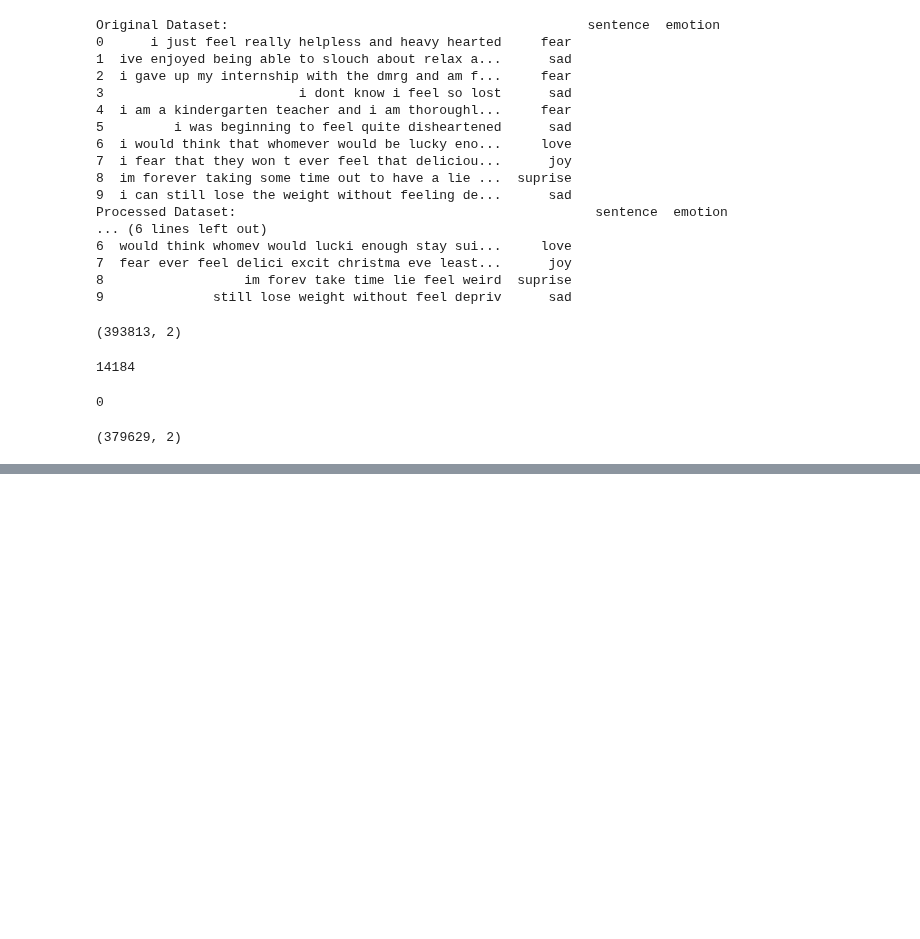
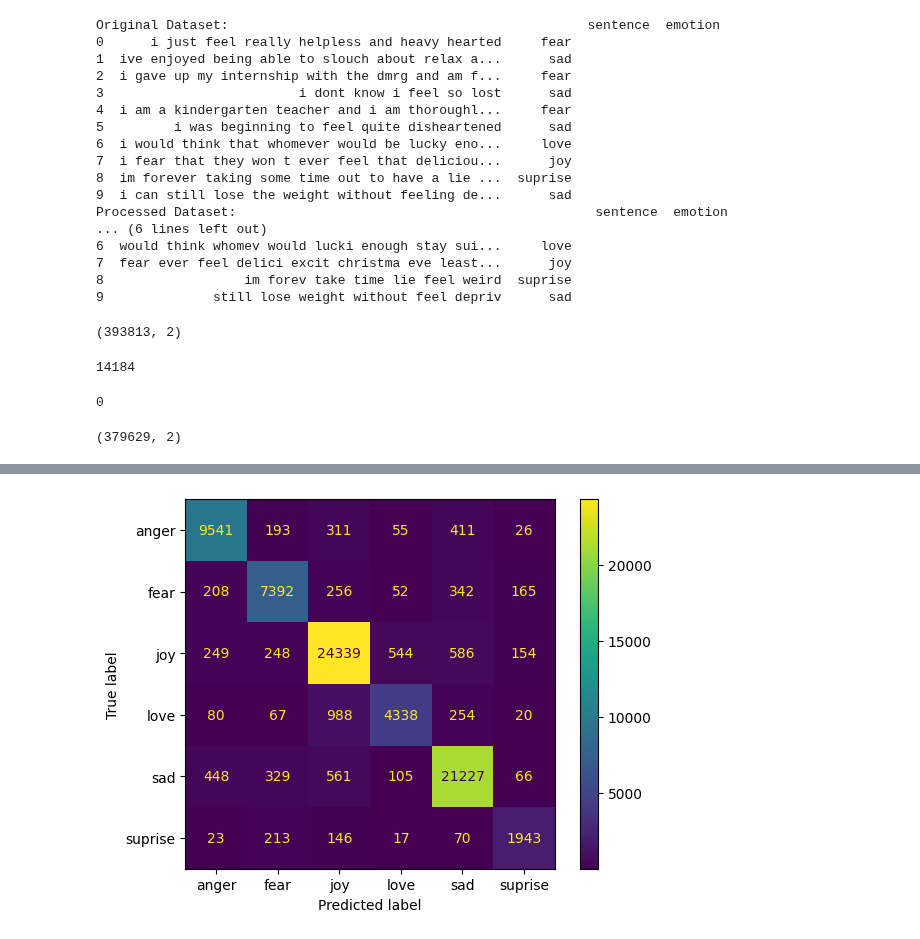
Before and after one commit to SMNahian270/NLP_Project_Emotion-Detection, a Jupyter notebook: nabil.ipynb, the cells around one changed output, grey strips where cells are left out. Drawn from its saved outputs; the diff is of its cells as text; code cells hidden in the pictures; blank space fills up the shorter version.

```diff
--- a/nabil.ipynb
+++ b/nabil.ipynb
@@ -517,0 +743,7 @@ copy_d2.to_csv('emotion_dataset_2.csv', index = False)
+# %%
+cm_2_tfidf = confusion_matrix(y2_test, pred_2_tfidf)
+disp_2_tfidf = ConfusionMatrixDisplay(confusion_matrix=cm_2_tfidf, display_labels=svm_2_tfidf.classes_)
+disp_2_tfidf.plot()
+plt.show()
+# %% [output]
+[figure, added]
```
Also changed, not shown: parts of 29 cells of this notebook.
